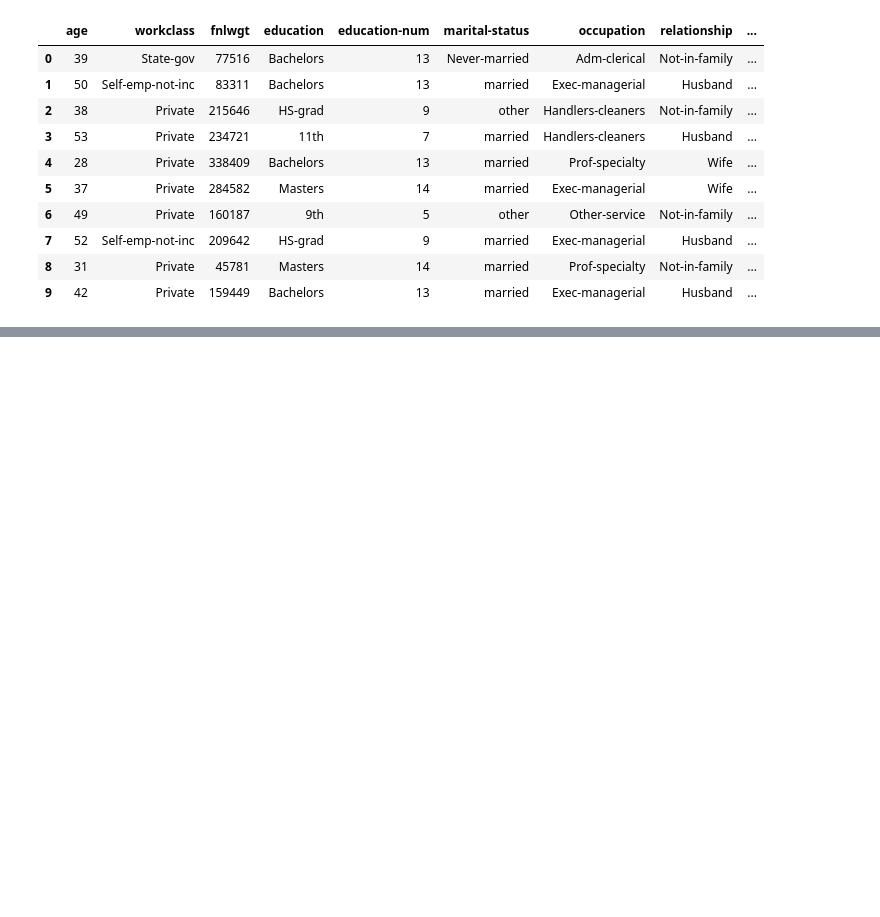
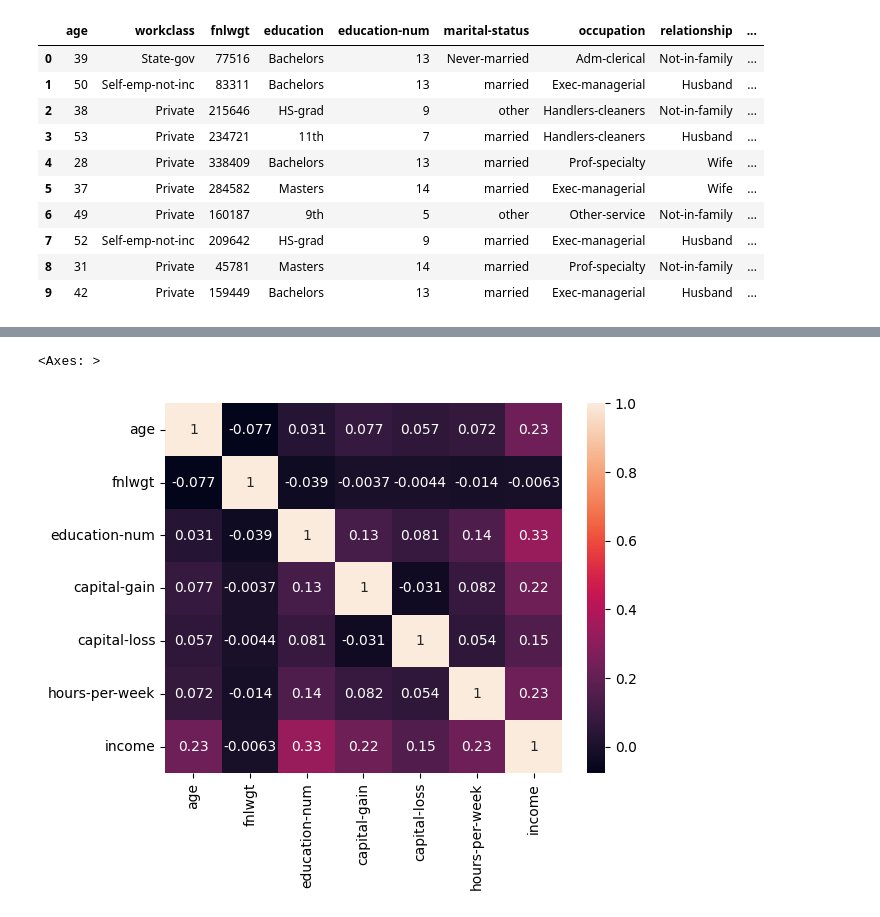
Before and after one commit to SabeehaMazahir/MachineLearning, a Jupyter notebook: ML_CW_NEW.ipynb, the cells around one changed output, grey strips where cells are left out. Cells and saved outputs as stored; diff of their text form; code cells hidden in the pictures; blank space fills up the shorter version.

```diff
--- a/ML_CW_NEW.ipynb
+++ b/ML_CW_NEW.ipynb
@@ -289,0 +328,5 @@ df.head(10)
+# %%
+sns.heatmap(df.corr(), annot = True)
+# %% [output]
+<Axes: >
+[figure, added]
```
Also changed, not shown: parts of 24 cells of this notebook.
